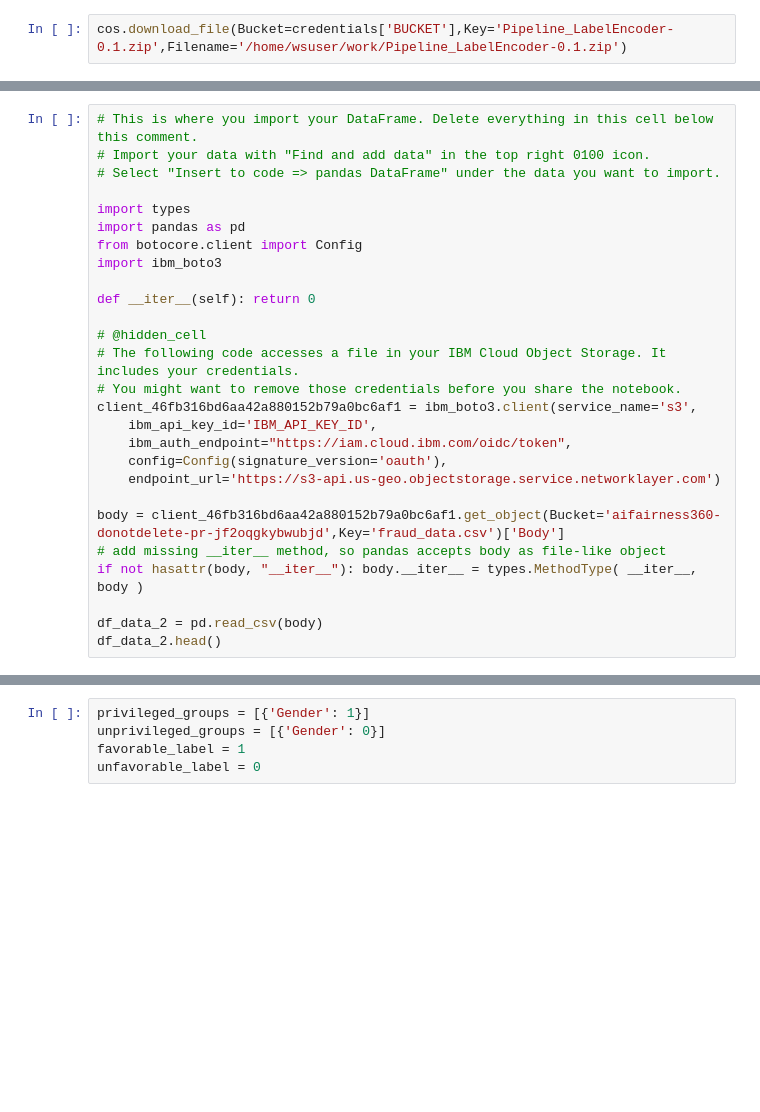
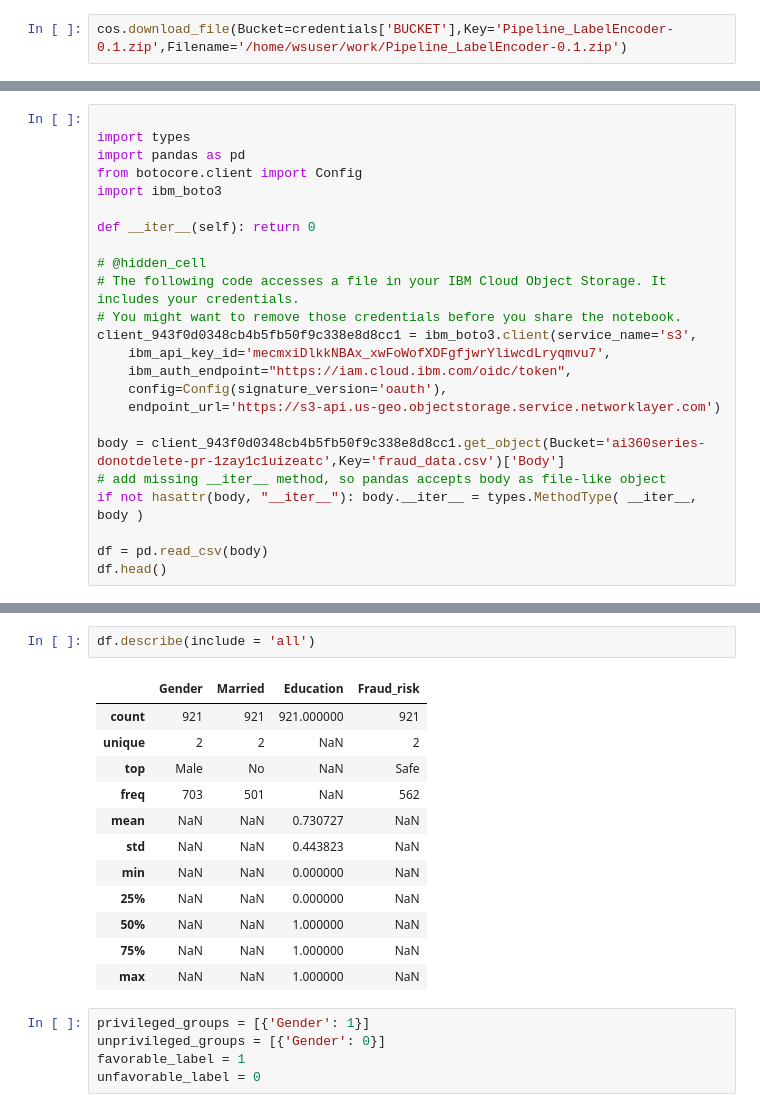
Before and after one commit to IBM/bias-mitigation-of-machine-learning-models-using-aif360, a Jupyter notebook: notebooks/Pre-processing.ipynb, the cells around one changed output, grey strips where cells are left out. Cells and saved outputs as stored; diff of their text form; blank space fills up the shorter version.

```diff
--- a/notebooks/Pre-processing.ipynb
+++ b/notebooks/Pre-processing.ipynb
@@ -51,7 +96,4 @@ warnings.filterwarnings("ignore")
 # %%
-# This is where you import your DataFrame. Delete everything in this cell below this comment.
-# Import your data with "Find and add data" in the top right 0100 icon.
-# Select "Insert to code => pandas DataFrame" under the data you want to import.
 
 import types
 import pandas as pd
@@ -63,15 +105,15 @@ def __iter__(self): return 0
 # @hidden_cell
 # The following code accesses a file in your IBM Cloud Object Storage. It includes your credentials.
 # You might want to remove those credentials before you share the notebook.
-client_46fb316bd6aa42a880152b79a0bc6af1 = ibm_boto3.client(service_name='s3',
-    ibm_api_key_id='IBM_API_KEY_ID',
+client_943f0d0348cb4b5fb50f9c338e8d8cc1 = ibm_boto3.client(service_name='s3',
+    ibm_api_key_id='mecmxiDlkkNBAx_xwFoWofXDFgfjwrYliwcdLryqmvu7',
     ibm_auth_endpoint="https://iam.cloud.ibm.com/oidc/token",
     config=Config(signature_version='oauth'),
     endpoint_url='https://s3-api.us-geo.objectstorage.service.networklayer.com')
 
-body = client_46fb316bd6aa42a880152b79a0bc6af1.get_object(Bucket='aifairness360-donotdelete-pr-jf2oqgkybwubjd',Key='fraud_data.csv')['Body']
+body = client_943f0d0348cb4b5fb50f9c338e8d8cc1.get_object(Bucket='ai360series-donotdelete-pr-1zay1c1uizeatc',Key='fraud_data.csv')['Body']
 # add missing __iter__ method, so pandas accepts body as file-like object
 if not hasattr(body, "__iter__"): body.__iter__ = types.MethodType( __iter__, body )
 
-df_data_2 = pd.read_csv(body)
-df_data_2.head()
+df = pd.read_csv(body)
+df.head()
@@ -78,3 +127,18 @@ df_data_2.head()
+# %%
+df.describe(include = 'all')
+# %% [output]
+|  | Gender | Married | Education | Fraud_risk |
+| count | 921 | 921 | 921.000000 | 921 |
+| unique | 2 | 2 | NaN | 2 |
+| top | Male | No | NaN | Safe |
+| freq | 703 | 501 | NaN | 562 |
+| mean | NaN | NaN | 0.730727 | NaN |
+| std | NaN | NaN | 0.443823 | NaN |
+| min | NaN | NaN | 0.000000 | NaN |
+| 25% | NaN | NaN | 0.000000 | NaN |
+| 50% | NaN | NaN | 1.000000 | NaN |
+| 75% | NaN | NaN | 1.000000 | NaN |
+| max | NaN | NaN | 1.000000 | NaN |
 # %%
 privileged_groups = [{'Gender': 1}]
 unprivileged_groups = [{'Gender': 0}]
```
Also changed, not shown: parts of 18 cells of this notebook, 2 other files.
